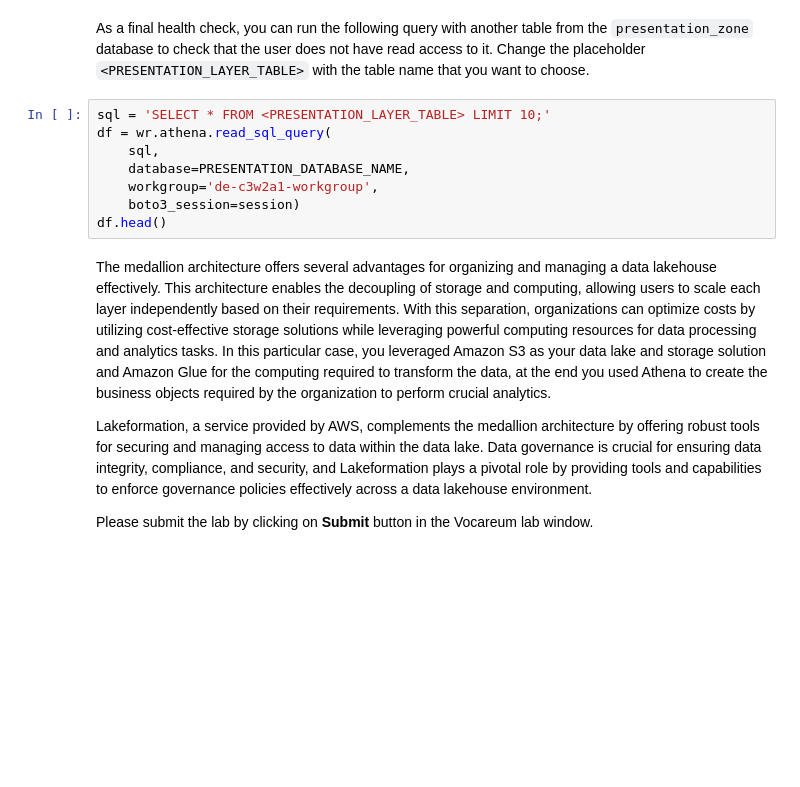
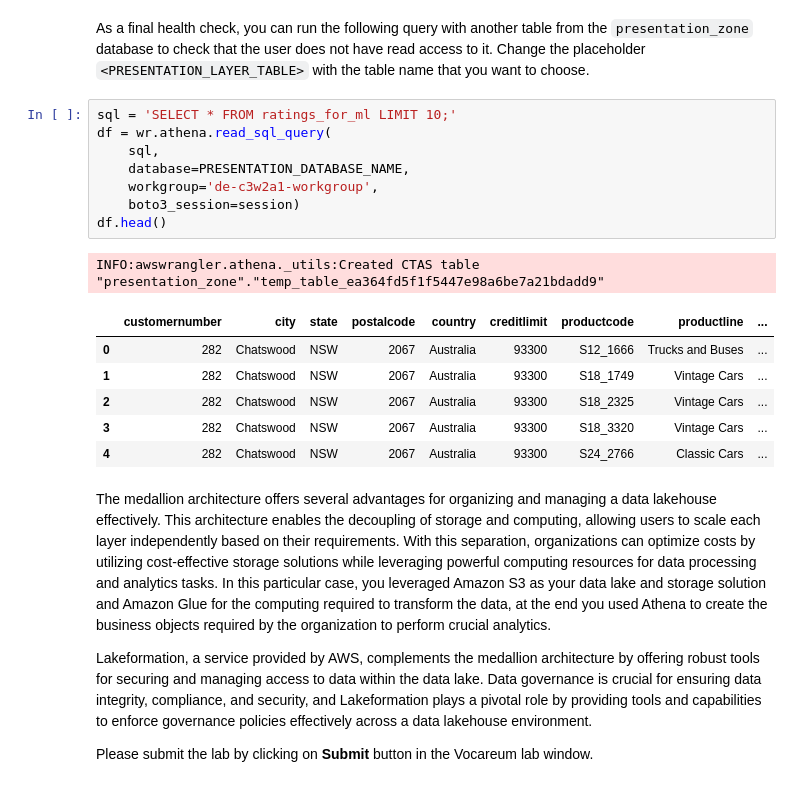
Before and after one commit to tuanpa2295/de-c3w2a1-building-a-data-lakehouse-with-aws-lake-formation-and-apache-iceberg, a Jupyter notebook: C3_W2_Assignment.ipynb, the cells around one changed output. Drawn from its saved outputs; the diff is of its cells as text; blank space fills up the shorter version.

```diff
--- a/C3_W2_Assignment.ipynb
+++ b/C3_W2_Assignment.ipynb
@@ -623,13 +692,21 @@ df.head()
 # %% [markdown]
 As a final health check, you can run the following query with another table from the `presentation_zone` database to check that the user does not have read access to it. Change the placeholder `<PRESENTATION_LAYER_TABLE>` with the table name that you want to choose.
 # %%
-sql = 'SELECT * FROM <PRESENTATION_LAYER_TABLE> LIMIT 10;'
+sql = 'SELECT * FROM ratings_for_ml LIMIT 10;'
 df = wr.athena.read_sql_query(
     sql,
     database=PRESENTATION_DATABASE_NAME,
     workgroup='de-c3w2a1-workgroup',
     boto3_session=session)
 df.head()
+# %% [output]
+INFO:awswrangler.athena._utils:Created CTAS table "presentation_zone"."temp_table_ea364fd5f1f5447e98a6be7a21bdadd9"
+|  | customernumber | city | state | postalcode | country | creditlimit | productcode | productline | ... |
+| 0 | 282 | Chatswood | NSW | 2067 | Australia | 93300 | S12_1666 | Trucks and Buses | ... |
+| 1 | 282 | Chatswood | NSW | 2067 | Australia | 93300 | S18_1749 | Vintage Cars | ... |
+| 2 | 282 | Chatswood | NSW | 2067 | Australia | 93300 | S18_2325 | Vintage Cars | ... |
+| 3 | 282 | Chatswood | NSW | 2067 | Australia | 93300 | S18_3320 | Vintage Cars | ... |
+| 4 | 282 | Chatswood | NSW | 2067 | Australia | 93300 | S24_2766 | Classic Cars | ... |
 # %% [markdown]
 The medallion architecture offers several advantages for organizing and managing a data lakehouse effectively. This architecture enables the decoupling of storage and computing, allowing users to scale each layer independently based on their requirements. With this separation, organizations can optimize costs by utilizing cost-effective storage solutions while leveraging powerful computing resources for data processing and analytics tasks. In this particular case, you leveraged Amazon S3 as your data lake and storage solution and Amazon Glue for the computing required to transform the data, at the end you used Athena to create the business objects required by the organization to perform crucial analytics.
 
```
Also changed, not shown: parts of 26 cells of this notebook, 6 other files.
